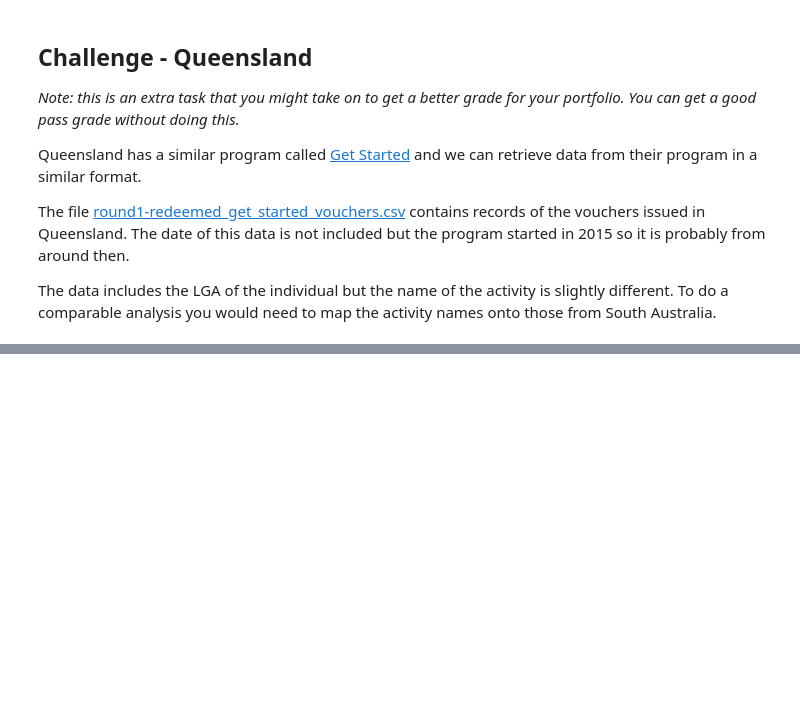
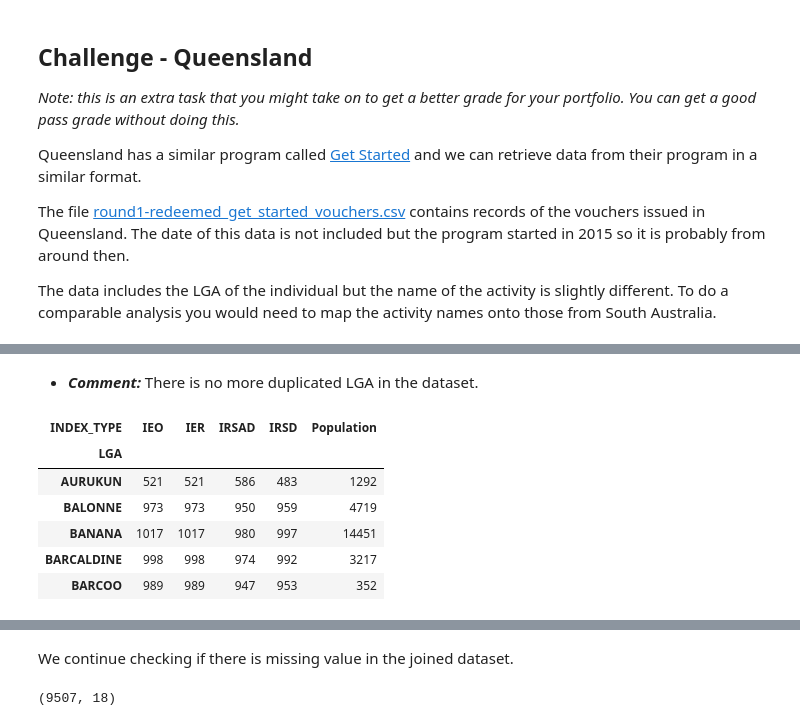
Before and after one commit to xuyenlinhHuynh/data-science-portfolio-xuyenlinhHuynh, a Jupyter notebook: Portfolio 2.ipynb, the cells around one changed output, grey strips where cells are left out. Drawn from its saved outputs; the diff is of its cells as text; code cells hidden in the pictures; blank space fills up the shorter version.

```diff
--- a/Portfolio 2.ipynb
+++ b/Portfolio 2.ipynb
@@ -700,2 +767,20 @@ qld_vouchers.head()
+# %% [markdown]
+* ***Comment:*** There is no more duplicated LGA in the dataset.
+# %%
+# update the pivot table
+LGA_scores = qld_seifa[qld_seifa.MEASURE == 'SCORE'].pivot_table(index="LGA", columns=["INDEX_TYPE"], values="Value")
+LGA_scores.head()
+LGA_pop = qld_seifa[qld_seifa.MEASURE == 'URP'].pivot_table(index="LGA", columns=["INDEX_TYPE"], values="Value")
+LGA_pop.head()
+LGA_scores['Population'] = LGA_pop.IEO
+LGA_scores.head()
+# %% [output]
+| INDEX_TYPE | IEO | IER | IRSAD | IRSD | Population |
+| LGA |  |  |  |  |  |
+| AURUKUN | 521 | 521 | 586 | 483 | 1292 |
+| BALONNE | 973 | 973 | 950 | 959 | 4719 |
+| BANANA | 1017 | 1017 | 980 | 997 | 14451 |
+| BARCALDINE | 998 | 998 | 974 | 992 | 3217 |
+| BARCOO | 989 | 989 | 947 | 953 | 352 |
 # %%
 # Join the QLD data with the LGA data as before to get population and SIEFA data integrated
@@ -709,3 +794,10 @@ qld_vouchers_scores.head()
 | 2 | 2000013464 | PH2R4RTT | 5 | NaN | No | ... |
 | 3 | 2000009270 | 035SE2H5 | 5 | NaN | Yes | ... |
 | 4 | 2000007273 | NP6C4729 | 6 | NaN | No | ... |
+# %% [markdown]
+We continue checking if there is missing value in the joined dataset.
+# %%
+# check the size of the dataset
+qld_vouchers_scores.shape
+# %% [output]
+(9507, 18)
```
Also changed, not shown: parts of 28 cells of this notebook.
